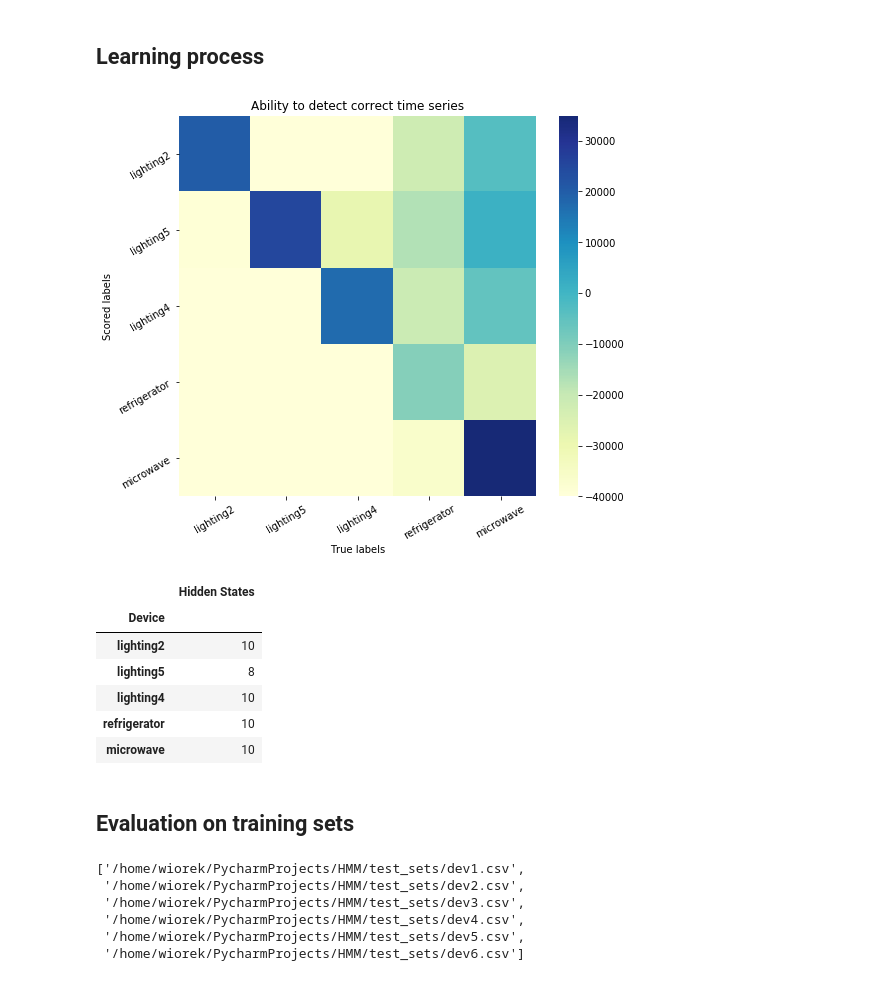
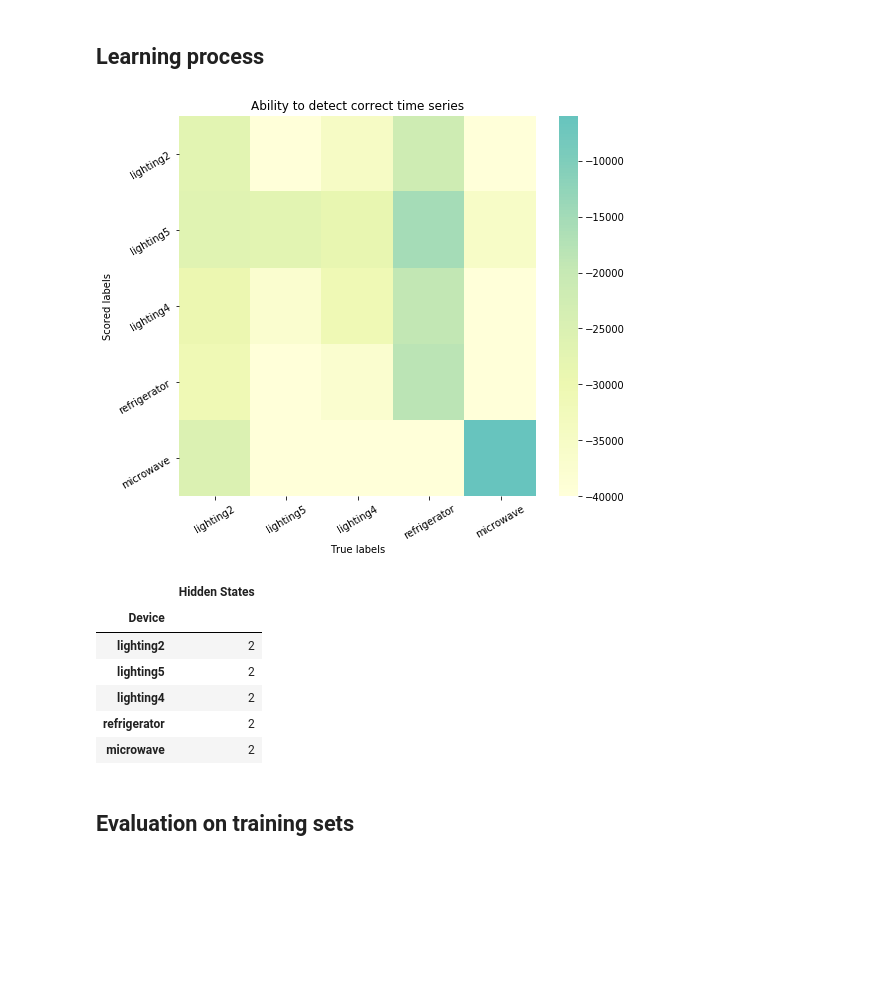
Before and after one commit to keroiw/HiddenMarkovModels, a Jupyter notebook: HMM.ipynb, the cells around one changed output. Saved outputs shown, nothing was run; the diff lists cells and outputs as text; code cells hidden in the pictures; blank space fills up the shorter version.

```diff
--- a/HMM.ipynb
+++ b/HMM.ipynb
@@ -126,42 +51,19 @@ result_df.columns = devices_names
-# %%
-fig, ax = plt.subplots(figsize=(8,7))
-sns.heatmap(result_df.clip(lower=-40000),
-            center=0,
-            cmap="YlGnBu",
-            yticklabels=devices_names,
-            ax=ax)
-ax.set_title('Ability to detect correct time series')
-ax.set_xticklabels(ax.get_xticklabels(), rotation=30)
-ax.set_yticklabels(ax.get_yticklabels(), rotation=30)
-ax.set_xlabel('True labels')
-ax.set_ylabel('Scored labels');
-# %% [output]
-[figure, removed]
-# %%
-selected_params = [[model_name, model_info[2]] for model_name, model_info in collected_models.items()]
-selected_params = pd.DataFrame(selected_params)
-selected_params.columns = ["Device", "Hidden States"]
-selected_params.set_index("Device")
-# %% [output]
-|  | Hidden States |
-| Device |  |
-| lighting2 | 10 |
-| lighting5 | 8 |
-| lighting4 | 10 |
-| refrigerator | 10 |
-| microwave | 10 |
+# %%
+result_df, collected_models = train_device_models(devices_dataset)
+# %%
+classification_heatmap(result_df)
+# %% [output]
+[figure, added]
+# %%
+summarize_params_selection(collected_models)
+# %% [output]
+|  | Hidden States |
+| Device |  |
+| lighting2 | 2 |
+| lighting5 | 2 |
+| lighting4 | 2 |
+| refrigerator | 2 |
+| microwave | 2 |
 # %% [markdown]
 ## Evaluation on training sets
-# %%
-test_dir = os.path.join(os.getcwd(), "test_sets")
-test_sets_paths = [f for f in os.listdir(test_dir) if os.path.isfile(os.path.join(test_dir, f))]
-test_sets_paths = sorted([os.path.join(test_dir, f) for f in test_sets_paths])
-test_sets_paths
-# %% [output]
-['/home/wiorek/PycharmProjects/HMM/test_sets/dev1.csv',
- '/home/wiorek/PycharmProjects/HMM/test_sets/dev2.csv',
- '/home/wiorek/PycharmProjects/HMM/test_sets/dev3.csv',
- '/home/wiorek/PycharmProjects/HMM/test_sets/dev4.csv',
- '/home/wiorek/PycharmProjects/HMM/test_sets/dev5.csv',
- '/home/wiorek/PycharmProjects/HMM/test_sets/dev6.csv']
 # %%
```
Also changed, not shown: parts of 9 cells of this notebook, 2 other files.
